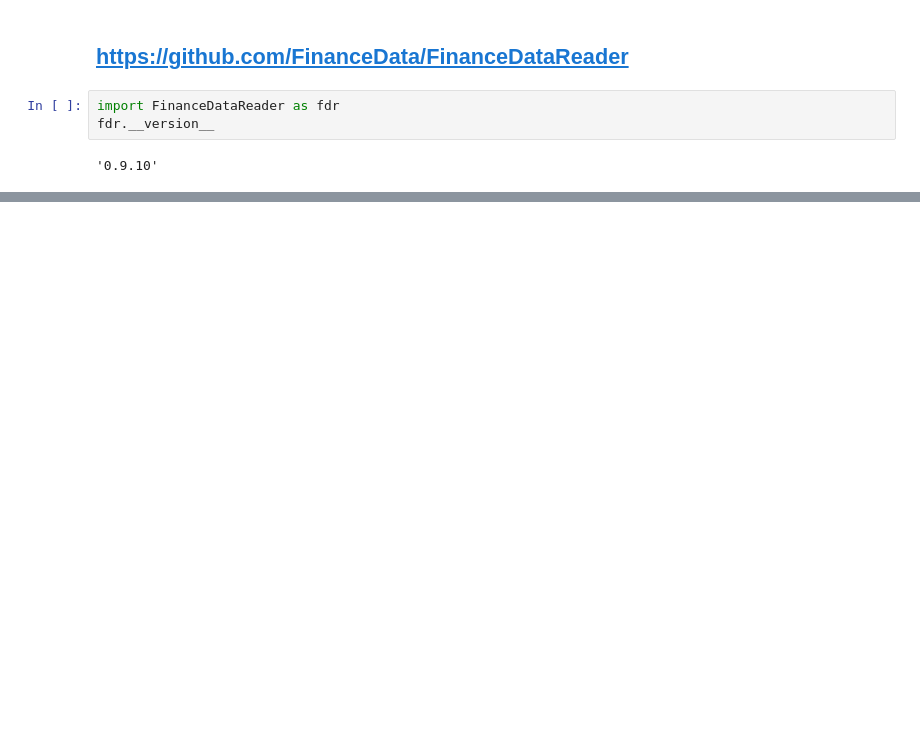
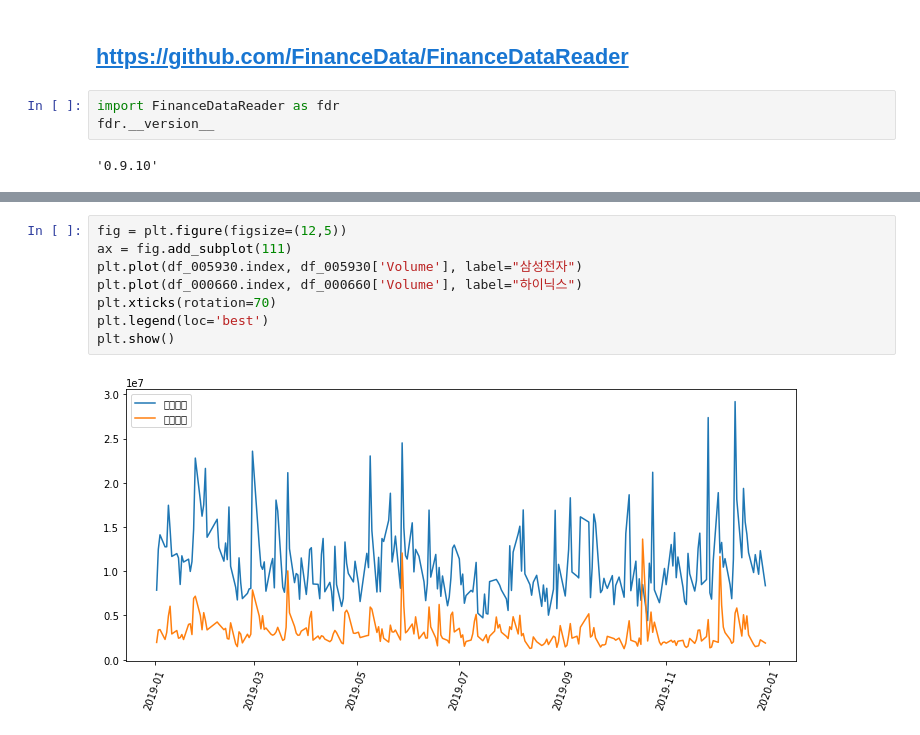
Before and after one commit to Carpe4me/PythonStudy, a Jupyter notebook: 데이터사이언스/14_금융데이터.ipynb, the cells around one changed output, grey strips where cells are left out. Drawn from its saved outputs; the diff is of its cells as text; blank space fills up the shorter version.

```diff
--- a/데이터사이언스/14_금융데이터.ipynb
+++ b/데이터사이언스/14_금융데이터.ipynb
@@ -99,0 +153,10 @@ flg, ax = plt.subplots(1, 1, figsize=(8,8))
+# %%
+fig = plt.figure(figsize=(12,5))
+ax = fig.add_subplot(111)
+plt.plot(df_005930.index, df_005930['Volume'], label="삼성전자")
+plt.plot(df_000660.index, df_000660['Volume'], label="하이닉스")
+plt.xticks(rotation=70)
+plt.legend(loc='best')
+plt.show()
+# %% [output]
+[figure, added]
```
Also changed, not shown: parts of 19 cells of this notebook, 2 other files.
